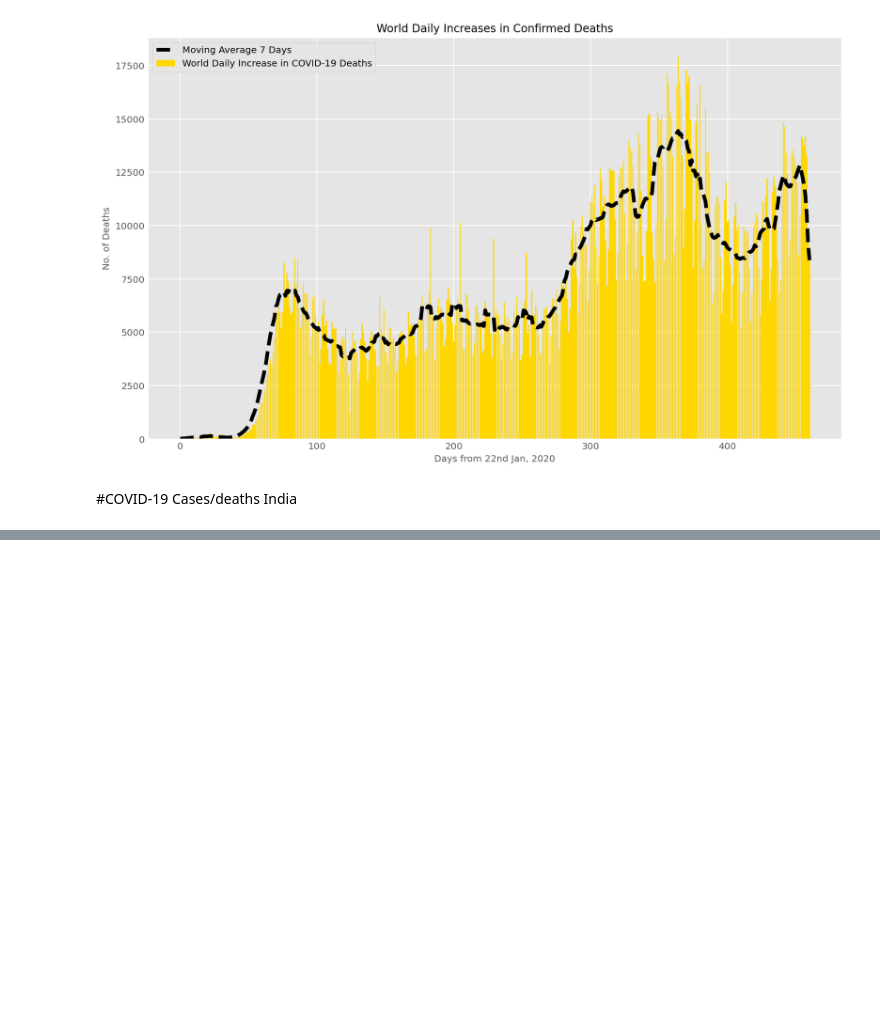
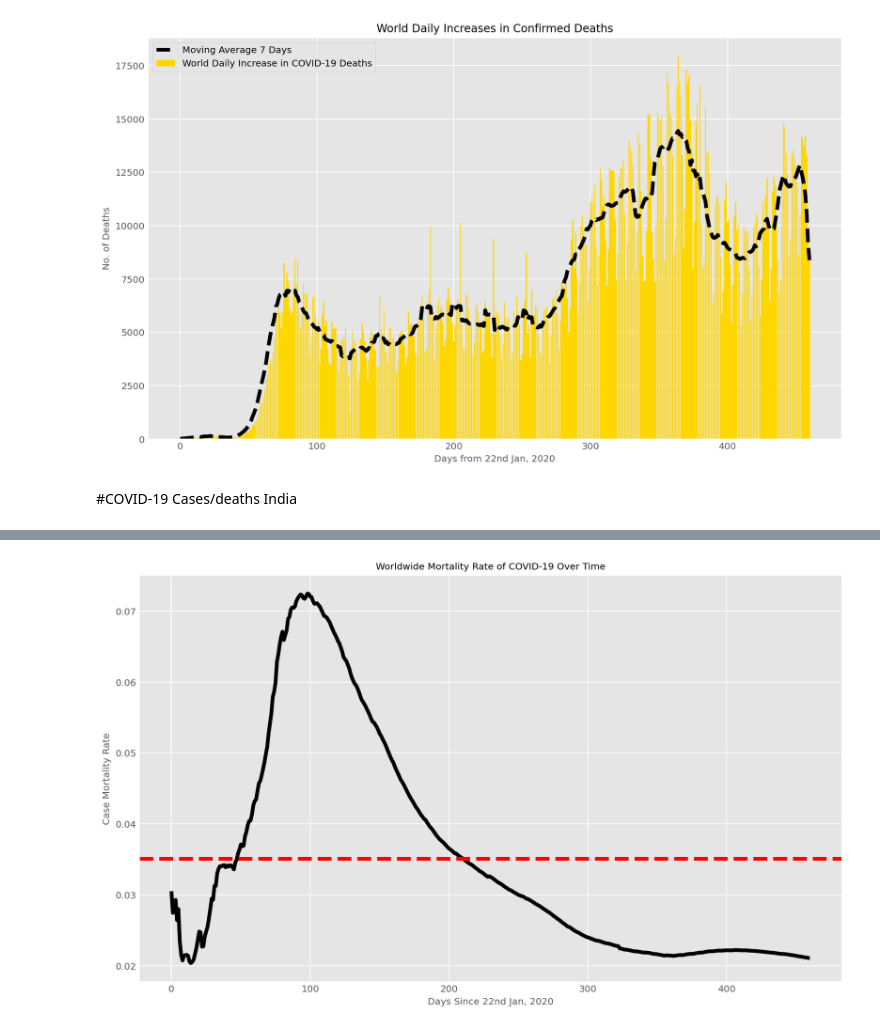
Before and after one commit to mrunallll/COVID-19-Visualizations, a Jupyter notebook: COVID_19_Modelling.ipynb, the cells around one changed output, grey strips where cells are left out. Saved outputs shown, nothing was run; the diff lists cells and outputs as text; code cells hidden in the pictures; blank space fills up the shorter version.

```diff
--- a/COVID_19_Modelling.ipynb
+++ b/COVID_19_Modelling.ipynb
@@ -339,0 +357,13 @@ for country in countries:
+# %%
+mean_mortality_rate = np.mean(mortality_rate)
+plt.figure(figsize=(12, 8))
+plt.plot(adjusted_dates, mortality_rate, color='black')
+plt.axhline(y = mean_mortality_rate,linestyle='--', color='red')
+plt.title('Worldwide Mortality Rate of COVID-19 Over Time', size=10)
+plt.xlabel('Days Since 22nd Jan, 2020', size=10)
+plt.ylabel('Case Mortality Rate', size=10)
+plt.xticks(size=10)
+plt.yticks(size=10)
+plt.show()
+# %% [output]
+[figure, added]
```
Also changed, not shown: parts of 6 cells of this notebook.
